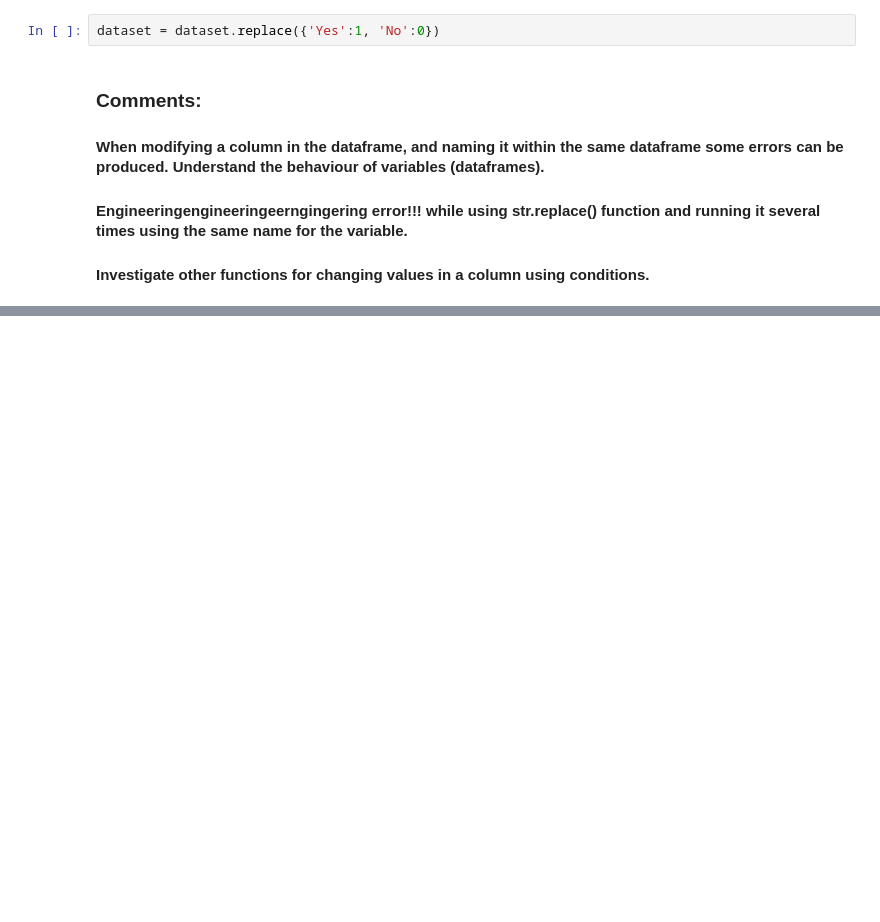
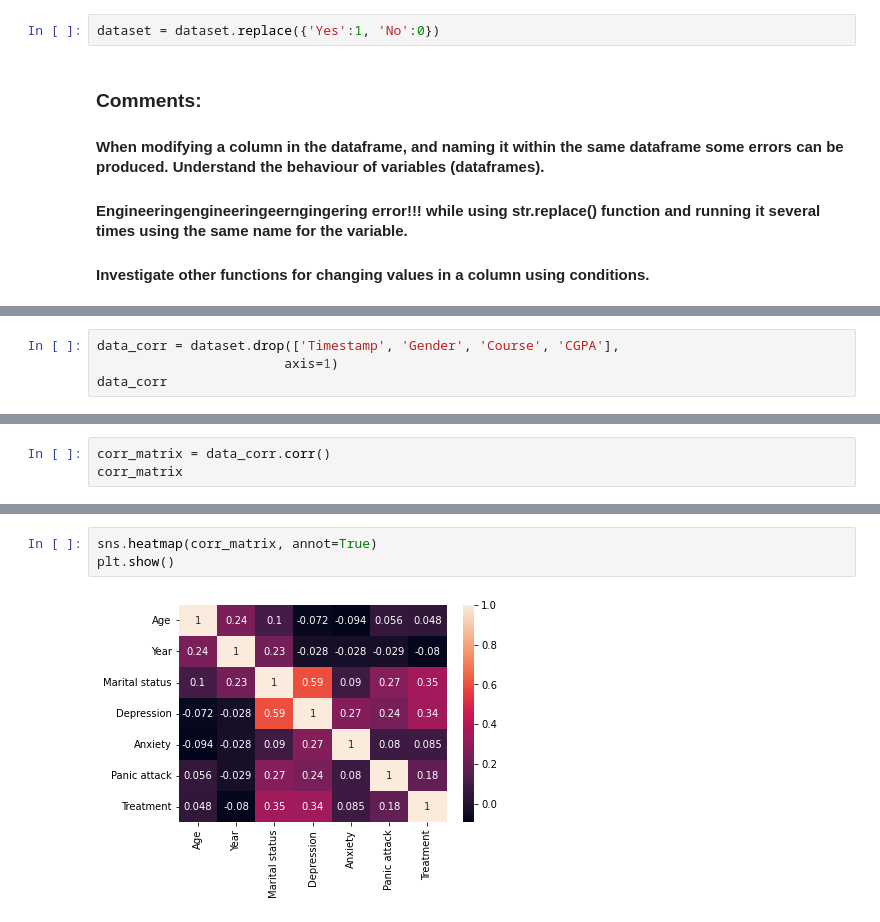
Before and after one commit to tobigrassani/CleaningData, a Jupyter notebook: Student mental health analysis.ipynb, the cells around one changed output, grey strips where cells are left out. Saved outputs shown, nothing was run; the diff lists cells and outputs as text; blank space fills up the shorter version.

```diff
--- a/Student mental health analysis.ipynb
+++ b/Student mental health analysis.ipynb
@@ -258,0 +250,4 @@ TypeError: 'module' object is not callable
+# %%
+data_corr = dataset.drop(['Timestamp', 'Gender', 'Course', 'CGPA'],
+                        axis=1)
+data_corr
@@ -258,0 +268,3 @@ TypeError: 'module' object is not callable
+# %%
+corr_matrix = data_corr.corr()
+corr_matrix
@@ -258,0 +280,5 @@ TypeError: 'module' object is not callable
+# %%
+sns.heatmap(corr_matrix, annot=True)
+plt.show()
+# %% [output]
+[figure, added]
```
Also changed, not shown: parts of 7 cells of this notebook.
